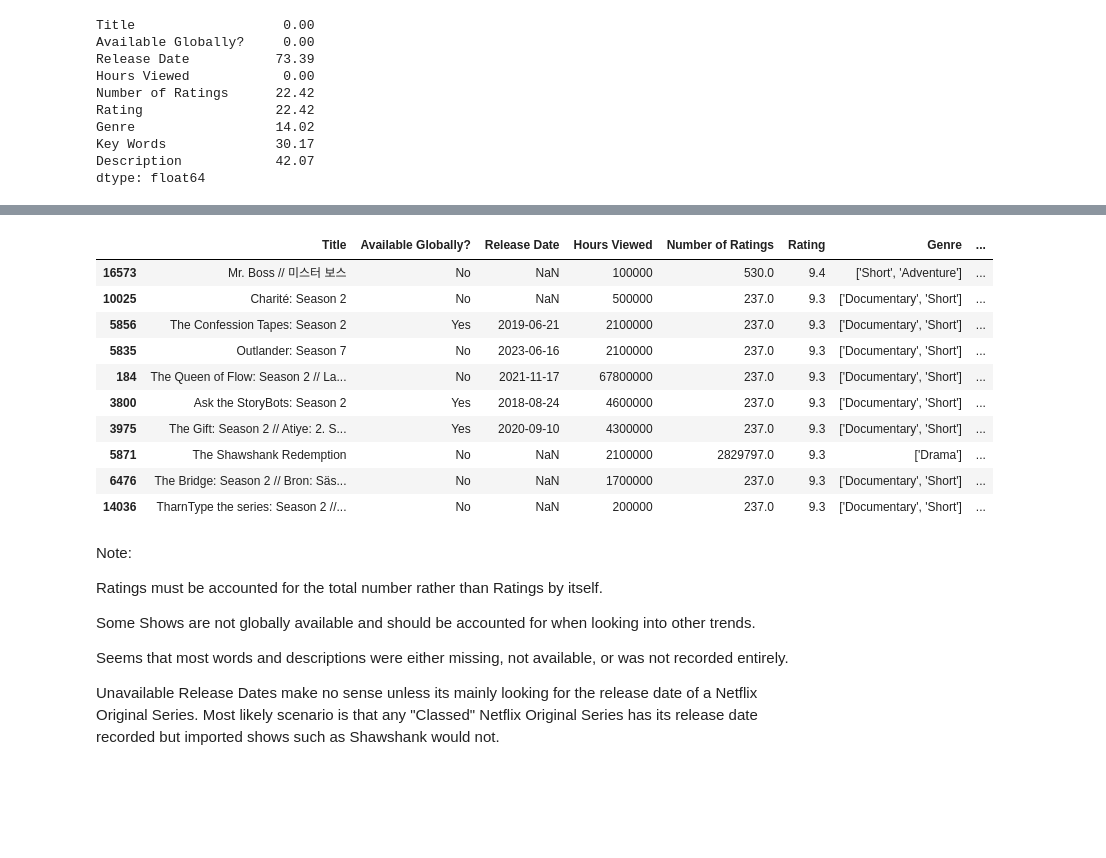
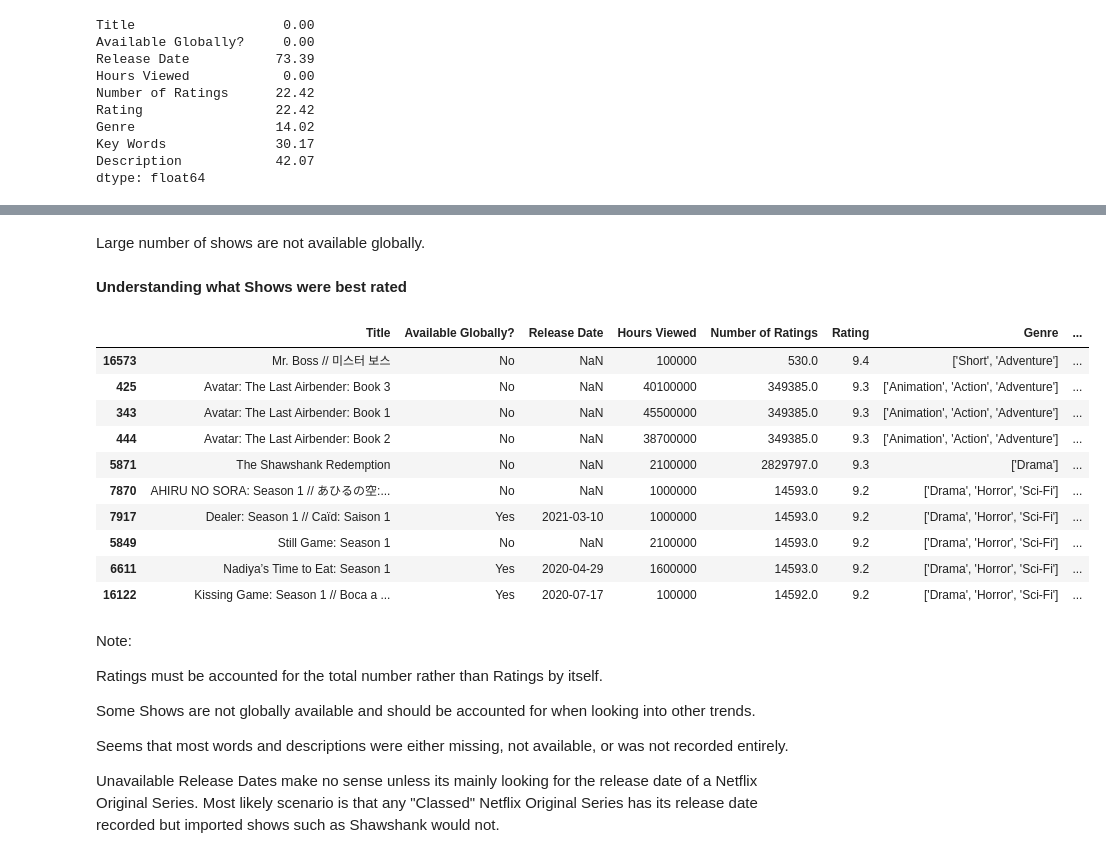
Before and after one commit to Kestrel86/netflixEDA, a Jupyter notebook: netflixEDA.ipynb, the cells around one changed output, grey strips where cells are left out. Cells and saved outputs as stored; diff of their text form; code cells hidden in the pictures; blank space fills up the shorter version.

```diff
--- a/netflixEDA.ipynb
+++ b/netflixEDA.ipynb
@@ -86,18 +99,21 @@ Understanding what Shows were the most popular
+# %% [markdown]
+Large number of shows are not available globally.
+# %% [markdown]
+**Understanding what Shows were best rated**
 # %%
-df.loc[df['Number of Ratings'] > 100].sort_values('Rating',ascending=False).head(10)
-# based on highest rated shows
+df.loc[df['Number of Ratings'] >= 500].sort_values('Rating',ascending=False).head(10)
 # %% [output]
 |  | Title | Available Globally? | Release Date | Hours Viewed | Number of Ratings | Rating | Genre | ... |
 | 16573 | Mr. Boss // 미스터 보스 | No | NaN | 100000 | 530.0 | 9.4 | ['Short', 'Adventure'] | ... |
-| 10025 | Charité: Season 2 | No | NaN | 500000 | 237.0 | 9.3 | ['Documentary', 'Short'] | ... |
-| 5856 | The Confession Tapes: Season 2 | Yes | 2019-06-21 | 2100000 | 237.0 | 9.3 | ['Documentary', 'Short'] | ... |
-| 5835 | Outlander: Season 7 | No | 2023-06-16 | 2100000 | 237.0 | 9.3 | ['Documentary', 'Short'] | ... |
-| 184 | The Queen of Flow: Season 2 // La... | No | 2021-11-17 | 67800000 | 237.0 | 9.3 | ['Documentary', 'Short'] | ... |
-| 3800 | Ask the StoryBots: Season 2 | Yes | 2018-08-24 | 4600000 | 237.0 | 9.3 | ['Documentary', 'Short'] | ... |
-| 3975 | The Gift: Season 2 // Atiye: 2. S... | Yes | 2020-09-10 | 4300000 | 237.0 | 9.3 | ['Documentary', 'Short'] | ... |
+| 425 | Avatar: The Last Airbender: Book 3 | No | NaN | 40100000 | 349385.0 | 9.3 | ['Animation', 'Action', 'Adventure'] | ... |
+| 343 | Avatar: The Last Airbender: Book 1 | No | NaN | 45500000 | 349385.0 | 9.3 | ['Animation', 'Action', 'Adventure'] | ... |
+| 444 | Avatar: The Last Airbender: Book 2 | No | NaN | 38700000 | 349385.0 | 9.3 | ['Animation', 'Action', 'Adventure'] | ... |
 | 5871 | The Shawshank Redemption | No | NaN | 2100000 | 2829797.0 | 9.3 | ['Drama'] | ... |
-| 6476 | The Bridge: Season 2 // Bron: Säs... | No | NaN | 1700000 | 237.0 | 9.3 | ['Documentary', 'Short'] | ... |
-| 14036 | TharnType the series: Season 2 //... | No | NaN | 200000 | 237.0 | 9.3 | ['Documentary', 'Short'] | ... |
+| 7870 | AHIRU NO SORA: Season 1 // あひるの空:... | No | NaN | 1000000 | 14593.0 | 9.2 | ['Drama', 'Horror', 'Sci-Fi'] | ... |
+| 7917 | Dealer: Season 1 // Caïd: Saison 1 | Yes | 2021-03-10 | 1000000 | 14593.0 | 9.2 | ['Drama', 'Horror', 'Sci-Fi'] | ... |
+| 5849 | Still Game: Season 1 | No | NaN | 2100000 | 14593.0 | 9.2 | ['Drama', 'Horror', 'Sci-Fi'] | ... |
+| 6611 | Nadiya’s Time to Eat: Season 1 | Yes | 2020-04-29 | 1600000 | 14593.0 | 9.2 | ['Drama', 'Horror', 'Sci-Fi'] | ... |
+| 16122 | Kissing Game: Season 1 // Boca a ... | Yes | 2020-07-17 | 100000 | 14592.0 | 9.2 | ['Drama', 'Horror', 'Sci-Fi'] | ... |
 # %% [markdown]
 Note:
 
```
Also changed, not shown: parts of 31 cells of this notebook.
